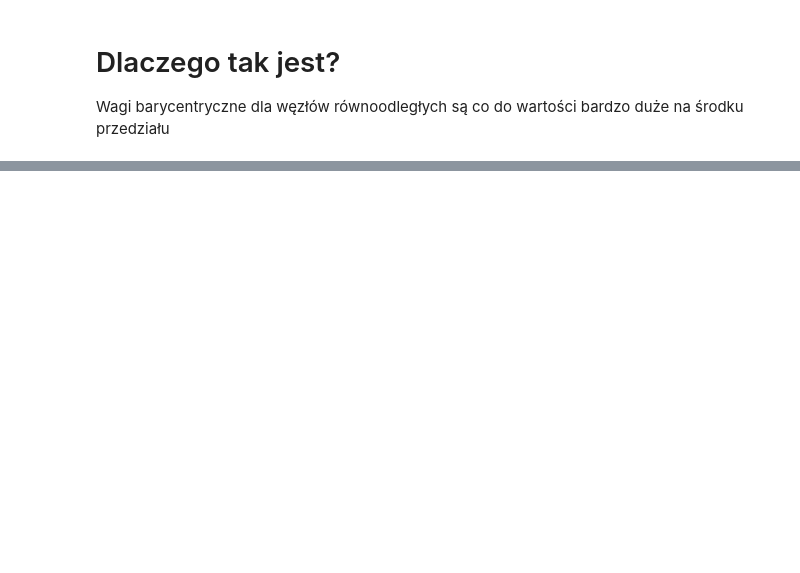
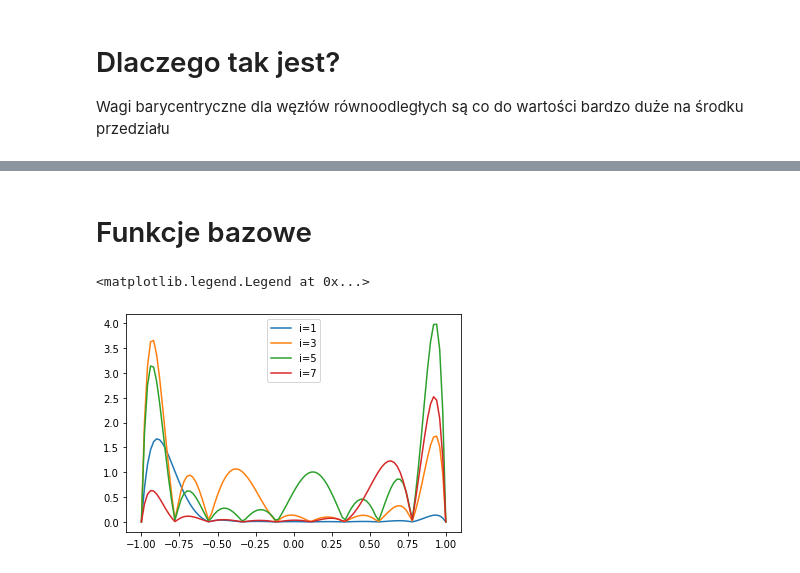
Before and after one commit to wojtekgrzela/public_lectures, a Jupyter notebook: Metody Numeryczne/Lecture 2 (interpolation)/Lecture 2.ipynb, the cells around one changed output, grey strips where cells are left out. Cells and saved outputs as stored; diff of their text form; code cells hidden in the pictures; blank space fills up the shorter version.

```diff
--- a/Metody Numeryczne/Lecture 2 (interpolation)/Lecture 2.ipynb
+++ b/Metody Numeryczne/Lecture 2 (interpolation)/Lecture 2.ipynb
@@ -303,0 +306,16 @@ plt.scatter(x_i,w_i)
+# %%
+
+L_X=[]
+for x in np.nditer(X):
+    L_X.append(np.prod(x-x_i))
+# %% [markdown]
+# Funkcje bazowe
+# %%
+fig=plt.figure()
+ax=plt.gca()
+for i in range(1,N-1,2):
+    ax.plot(X,np.abs((L_X/(X-x_i[i]))*w_i[i]),label='i='+str(i))
+ax.legend()
+# %% [output]
+<matplotlib.legend.Legend at 0x...>
+[figure, added]
```
Also changed, not shown: parts of 19 cells of this notebook.
